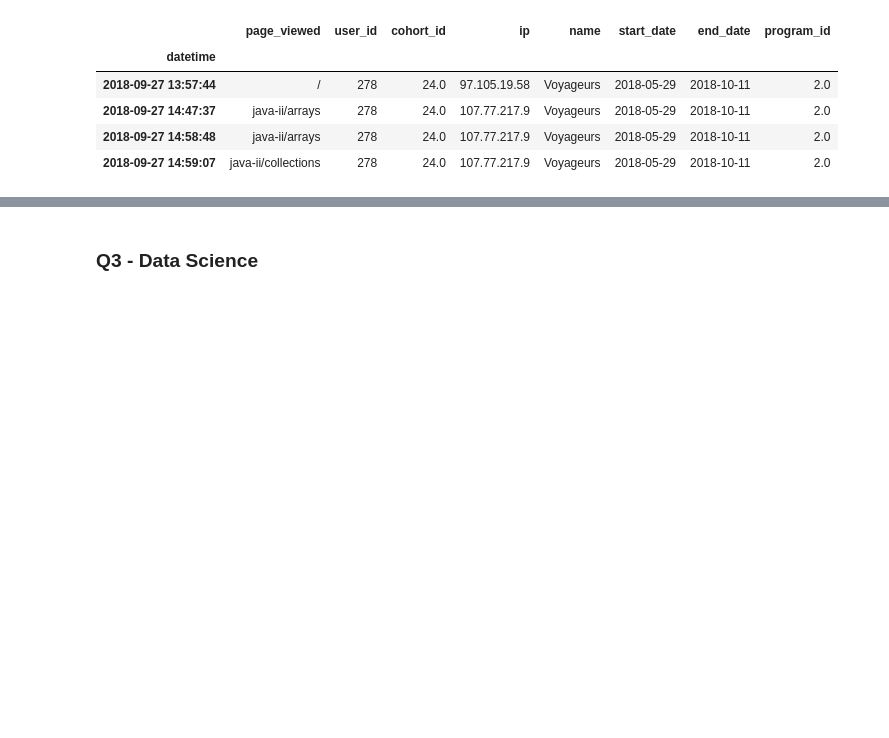
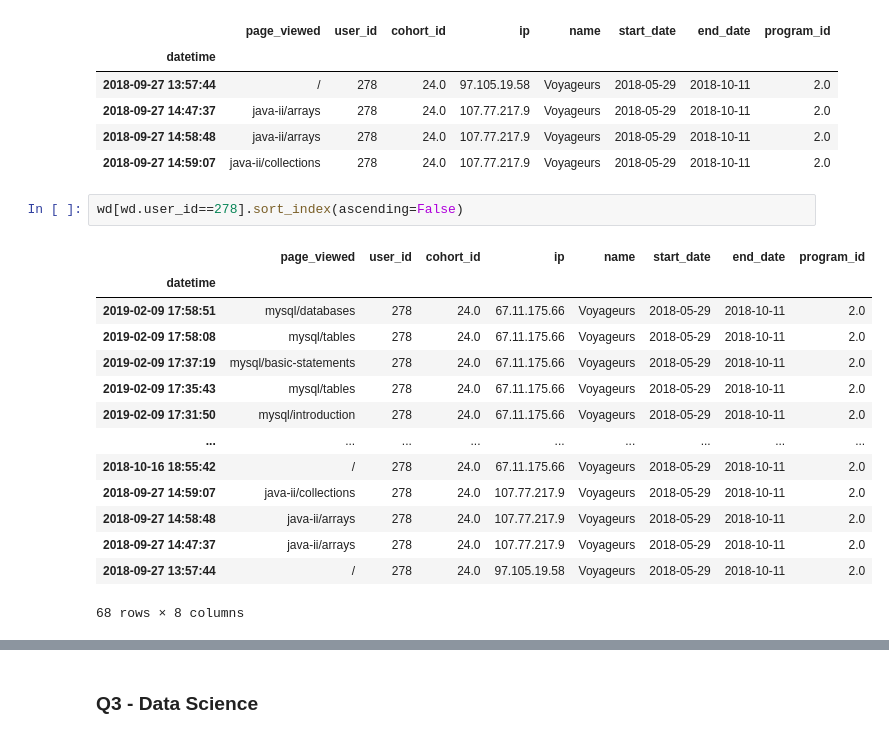
Before and after one commit to SamuelD-Data/anomaly-detection-project, a Jupyter notebook: anomaly_detection_project_notebook.ipynb, the cells around one changed output, grey strips where cells are left out. Cells and saved outputs as stored; diff of their text form; blank space fills up the shorter version.

```diff
--- a/anomaly_detection_project_notebook.ipynb
+++ b/anomaly_detection_project_notebook.ipynb
@@ -468,3 +485,20 @@ active_wd[active_wd.user_id==278]
 | 2018-09-27 14:47:37 | java-ii/arrays | 278 | 24.0 | 107.77.217.9 | Voyageurs | 2018-05-29 | 2018-10-11 | 2.0 |
 | 2018-09-27 14:58:48 | java-ii/arrays | 278 | 24.0 | 107.77.217.9 | Voyageurs | 2018-05-29 | 2018-10-11 | 2.0 |
 | 2018-09-27 14:59:07 | java-ii/collections | 278 | 24.0 | 107.77.217.9 | Voyageurs | 2018-05-29 | 2018-10-11 | 2.0 |
+# %%
+wd[wd.user_id==278].sort_index(ascending=False)
+# %% [output]
+|  | page_viewed | user_id | cohort_id | ip | name | start_date | end_date | program_id |
+| datetime |  |  |  |  |  |  |  |  |
+| 2019-02-09 17:58:51 | mysql/databases | 278 | 24.0 | 67.11.175.66 | Voyageurs | 2018-05-29 | 2018-10-11 | 2.0 |
+| 2019-02-09 17:58:08 | mysql/tables | 278 | 24.0 | 67.11.175.66 | Voyageurs | 2018-05-29 | 2018-10-11 | 2.0 |
+| 2019-02-09 17:37:19 | mysql/basic-statements | 278 | 24.0 | 67.11.175.66 | Voyageurs | 2018-05-29 | 2018-10-11 | 2.0 |
+| 2019-02-09 17:35:43 | mysql/tables | 278 | 24.0 | 67.11.175.66 | Voyageurs | 2018-05-29 | 2018-10-11 | 2.0 |
+| 2019-02-09 17:31:50 | mysql/introduction | 278 | 24.0 | 67.11.175.66 | Voyageurs | 2018-05-29 | 2018-10-11 | 2.0 |
+| ... | ... | ... | ... | ... | ... | ... | ... | ... |
+| 2018-10-16 18:55:42 | / | 278 | 24.0 | 67.11.175.66 | Voyageurs | 2018-05-29 | 2018-10-11 | 2.0 |
+| 2018-09-27 14:59:07 | java-ii/collections | 278 | 24.0 | 107.77.217.9 | Voyageurs | 2018-05-29 | 2018-10-11 | 2.0 |
+| 2018-09-27 14:58:48 | java-ii/arrays | 278 | 24.0 | 107.77.217.9 | Voyageurs | 2018-05-29 | 2018-10-11 | 2.0 |
+| 2018-09-27 14:47:37 | java-ii/arrays | 278 | 24.0 | 107.77.217.9 | Voyageurs | 2018-05-29 | 2018-10-11 | 2.0 |
+| 2018-09-27 13:57:44 | / | 278 | 24.0 | 97.105.19.58 | Voyageurs | 2018-05-29 | 2018-10-11 | 2.0 |
+68 rows × 8 columns
```
Also changed, not shown: parts of 37 cells of this notebook.
